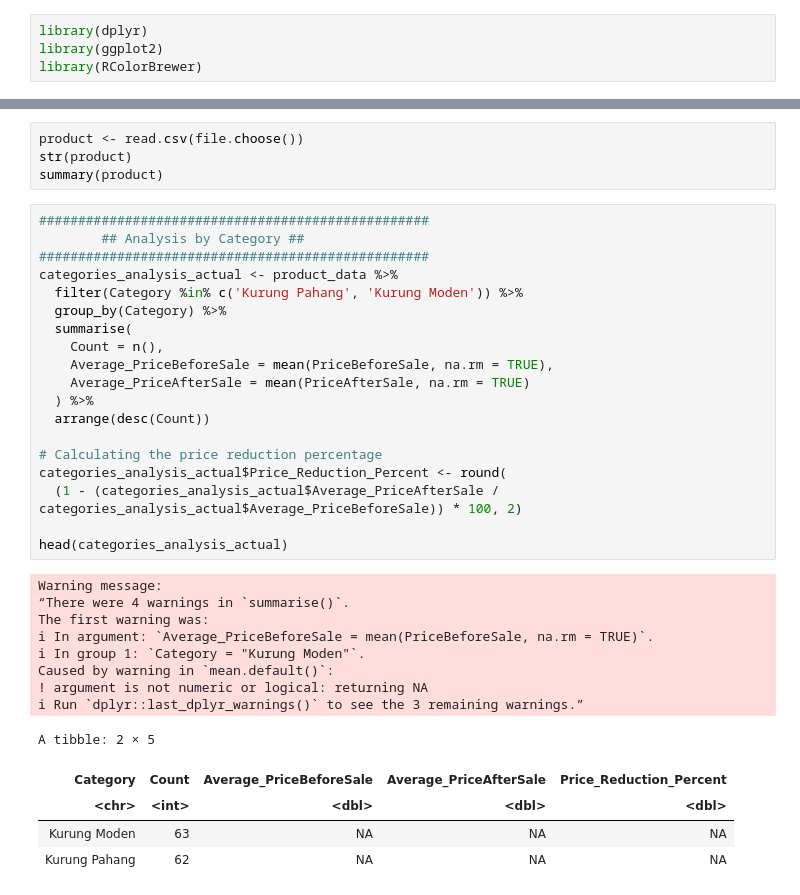
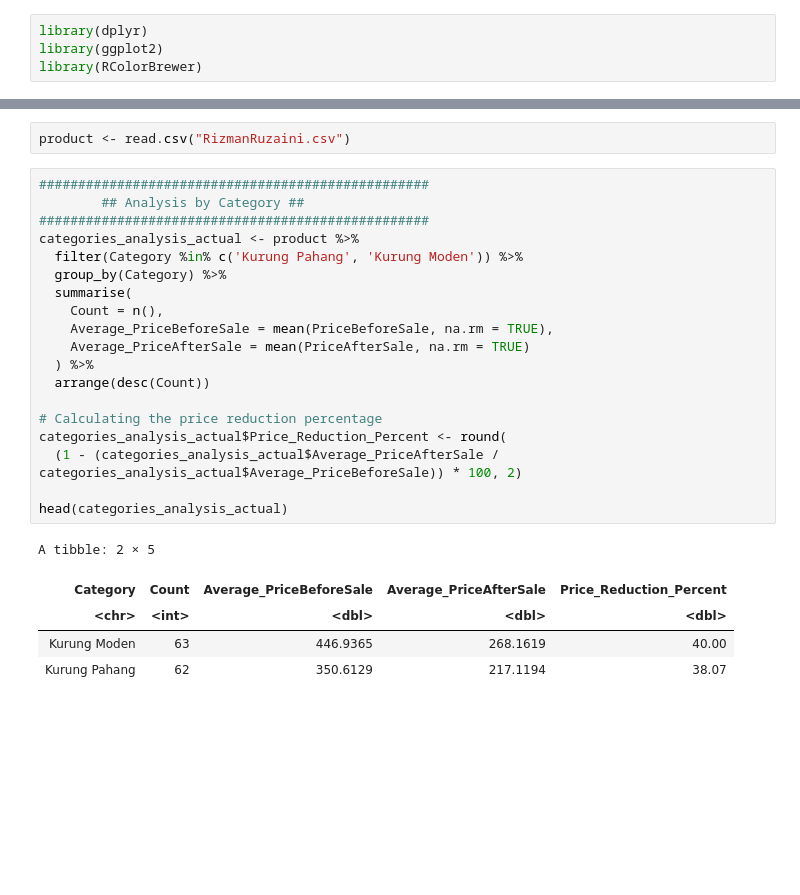
Before and after one commit to AzlinRusnan/Data-Mining, a Jupyter notebook: Famous_Local_Brand_Text_Mining.ipynb, the cells around one changed output, grey strips where cells are left out. Cells and saved outputs as stored; diff of their text form; blank space fills up the shorter version.

```diff
--- a/Famous_Local_Brand_Text_Mining.ipynb
+++ b/Famous_Local_Brand_Text_Mining.ipynb
@@ -80,37 +112,27 @@ uploaded = files.upload()
-# %%
-product <- read.csv(file.choose())
-str(product)
-summary(product)
+# %%
+product <- read.csv("RizmanRuzaini.csv")
 # %%
 ##################################################
         ## Analysis by Category ##
 ##################################################
-categories_analysis_actual <- product_data %>%
+categories_analysis_actual <- product %>%
   filter(Category %in% c('Kurung Pahang', 'Kurung Moden')) %>%
   group_by(Category) %>%
   summarise(
     Count = n(),
     Average_PriceBeforeSale = mean(PriceBeforeSale, na.rm = TRUE),
     Average_PriceAfterSale = mean(PriceAfterSale, na.rm = TRUE)
   ) %>%
   arrange(desc(Count))
 
 # Calculating the price reduction percentage
 categories_analysis_actual$Price_Reduction_Percent <- round(
   (1 - (categories_analysis_actual$Average_PriceAfterSale / categories_analysis_actual$Average_PriceBeforeSale)) * 100, 2)
 
 head(categories_analysis_actual)
 # %% [output]
-Warning message:
-“There were 4 warnings in `summarise()`.
-The first warning was:
-ℹ In argument: `Average_PriceBeforeSale = mean(PriceBeforeSale, na.rm = TRUE)`.
-ℹ In group 1: `Category = "Kurung Moden"`.
-Caused by warning in `mean.default()`:
-! argument is not numeric or logical: returning NA
-ℹ Run `dplyr::last_dplyr_warnings()` to see the 3 remaining warnings.”
+A tibble: 2 × 5
-A tibble: 2 × 5
 | Category | Count | Average_PriceBeforeSale | Average_PriceAfterSale | Price_Reduction_Percent |
 | <chr> | <int> | <dbl> | <dbl> | <dbl> |
-| Kurung Moden | 63 | NA | NA | NA |
-| Kurung Pahang | 62 | NA | NA | NA |
+| Kurung Moden | 63 | 446.9365 | 268.1619 | 40.00 |
+| Kurung Pahang | 62 | 350.6129 | 217.1194 | 38.07 |
```
Also changed, not shown: parts of 10 cells of this notebook.
